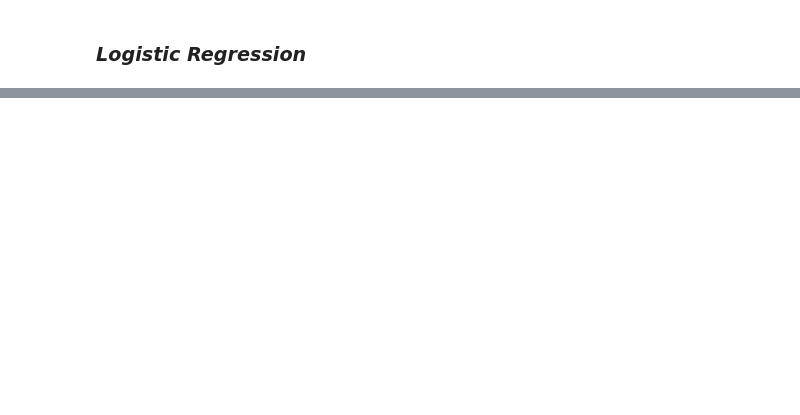
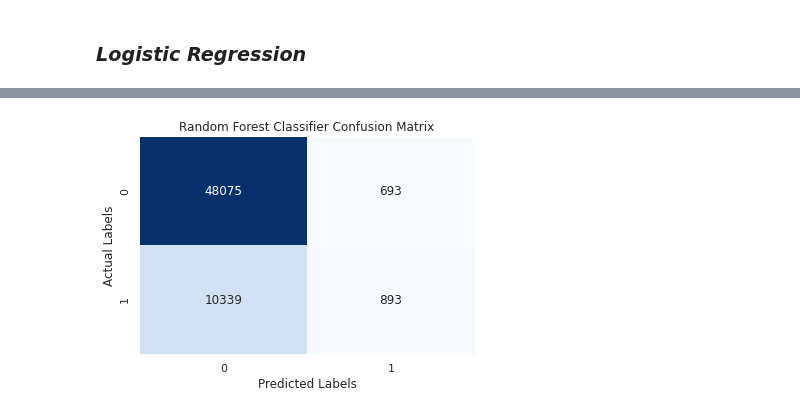
Before and after one commit to Chiosas/Cat_in_the_Dat_2, a Jupyter notebook: Categorical_Features_Project.ipynb, the cells around one changed output, grey strips where cells are left out. Cells and saved outputs as stored; diff of their text form; code cells hidden in the pictures; blank space fills up the shorter version.

```diff
--- a/Categorical_Features_Project.ipynb
+++ b/Categorical_Features_Project.ipynb
@@ -708,0 +756,7 @@ Area Under the Curve (AUC): 74.26%
+# %%
+model_name = 'Random Forest Classifier'
+model_file = 'RFC.pkl'
+model = RandomForestClassifier(
+    n_estimators=500, n_jobs=-1, verbose=1,
+    class_weight={key:value for key, value in enumerate(class_weights)}
+)
@@ -708,0 +781,6 @@ Area Under the Curve (AUC): 74.26%
+# %%
+# Saving and Reloading model
+joblib.dump(model, MODEL_DIR/model_file)
+model = joblib.load(MODEL_DIR/model_file)
+# %%
+val_preds, val_pred_quant = model_predictions(model, val_data, val_labels)
@@ -708,0 +813,5 @@ Area Under the Curve (AUC): 74.26%
+# %%
+model_cm = confusion_matrix(val_labels, val_preds)
+confusion_matrix_chart(model_cm, model_name)
+# %% [output]
+[figure, added]
```
Also changed, not shown: parts of 35 cells of this notebook.
